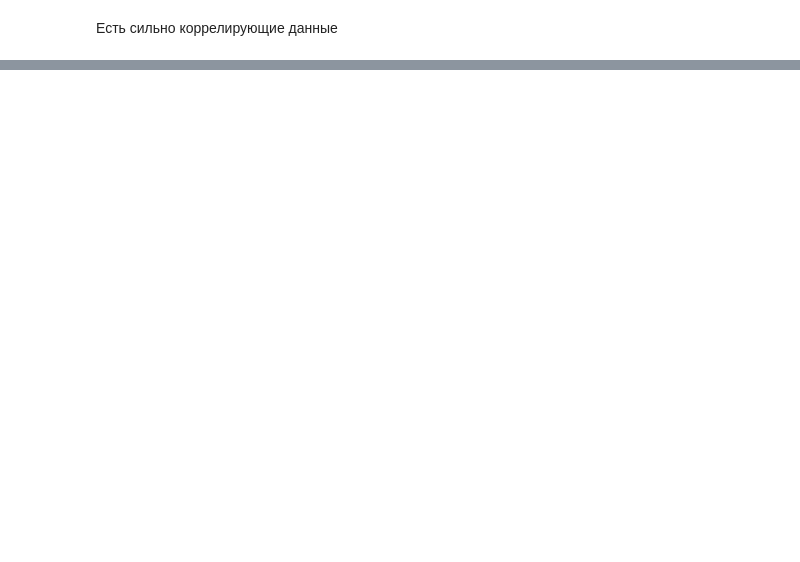
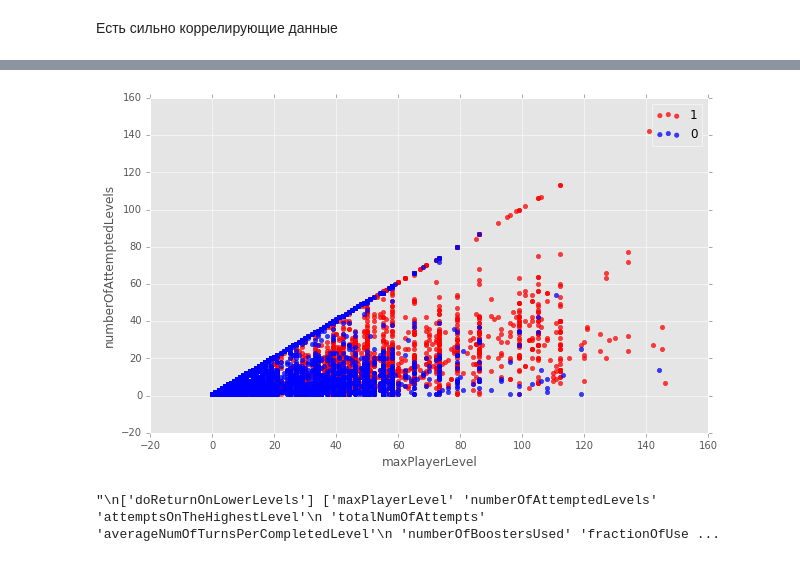
Before and after one commit to kurtov/onlinegames, a Jupyter notebook: 001. hello data + normalize.ipynb, the cells around one changed output, grey strips where cells are left out. Cells and saved outputs as stored; diff of their text form; code cells hidden in the pictures; blank space fills up the shorter version.

```diff
--- a/hello data.ipynb
+++ b/001. hello data + normalize.ipynb
@@ -10 +7,5 @@ data = pd.read_csv(path, sep=';', na_values='?')
+# %%
+data_train = pd.read_csv('data/x_train.csv', sep=';', na_values='?')
+data_test = pd.read_csv('data/x_test.csv', sep=';', na_values='?')
+y_train = pd.read_csv('data/y_train.csv', sep=';', header=None, na_values='?')[0]
 # %%
@@ -53,0 +62,3 @@ data.corr()
+# %%
+data_train = pd.read_csv('data/x_train.csv', sep=';', na_values='?')
+data_test = pd.read_csv('data/x_test.csv', sep=';', na_values='?')
@@ -53,0 +103,40 @@ data.corr()
+# %%
+def drow_scatter(x, y, feature1, feature2, split=False):
+    data_drow=pd.concat((x[feature1], x[feature2], y), axis=1)
+    data_drow.columns=[feature1,feature2,'class']
+
+    plt.figure(figsize=(10, 6))
+
+    if split:
+        plt.subplot(1, 2, 1)
+
+    plt.scatter(data_drow[feature1][data_drow['class'] == 1],
+                data_drow[feature2][data_drow['class'] == 1],
+                alpha=0.75,
+                color='red',
+                label='1')
+
+    if split:
+        plt.subplot(1, 2, 2)
+    plt.scatter(data_drow[feature1][data_drow['class'] == 0],
+                data_drow[feature2][data_drow['class'] == 0],
+                alpha=0.75,
+                color='blue',
+                label='0')
+
+    plt.xlabel(feature1)
+    plt.ylabel(feature2)
+    plt.legend(loc='best');
+# %%
+drow_scatter(data_train, y_train, 'maxPlayerLevel', 'numberOfAttemptedLevels')
+# %% [output]
+[figure, added]
+# %%
+'''
+['doReturnOnLowerLevels'] ['maxPlayerLevel' 'numberOfAttemptedLevels' 'attemptsOnTheHighestLevel'
+ 'totalNumOfAttempts' 'averageNumOfTurnsPerCompletedLevel'
+ 'numberOfBoostersUsed' 'fractionOfUsefullBoosters' 'totalScore'
+ 'totalBonusScore' 'totalStarsCount' 'numberOfDaysActuallyPlayed']
+ '''
+# %% [output]
+"\n['doReturnOnLowerLevels'] ['maxPlayerLevel' 'numberOfAttemptedLevels' 'attemptsOnTheHighestLevel'\n 'totalNumOfAttempts' 'averageNumOfTurnsPerCompletedLevel'\n 'numberOfBoostersUsed' 'fractionOfUse ...
```
Also changed, not shown: parts of 17 cells of this notebook, 5 other files.
